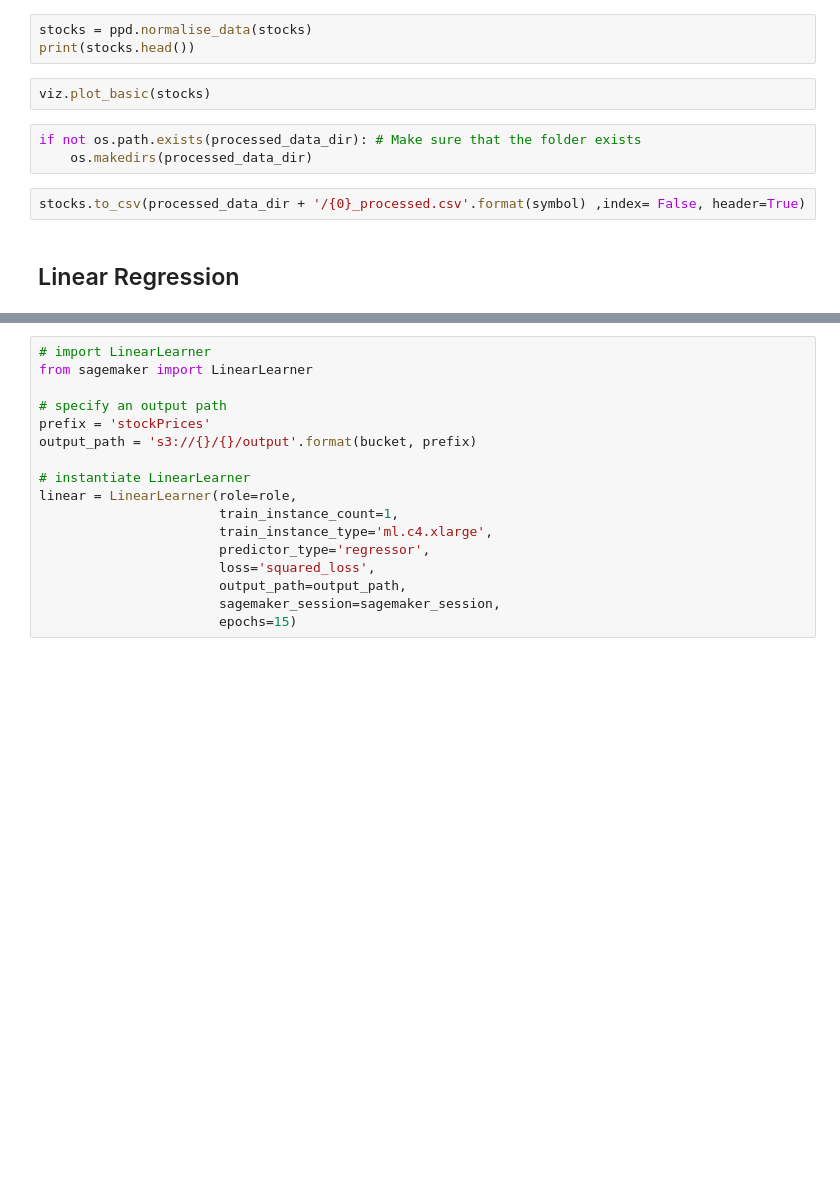
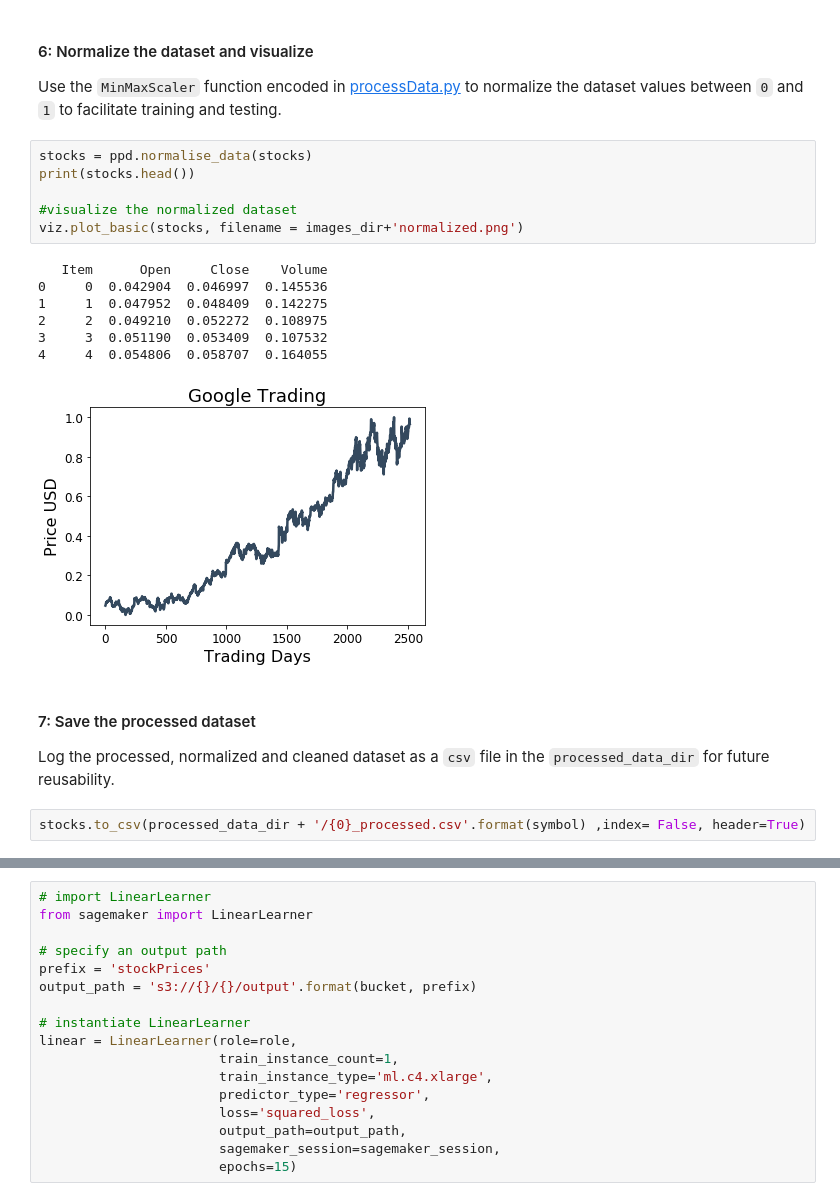
Before and after one commit to suyashtn/machine-learing-projects, a Jupyter notebook: Predict_Stock_Prices/Stock_Price_Prediction.ipynb, the cells around one changed output, grey strips where cells are left out. Drawn from its saved outputs; the diff is of its cells as text; blank space fills up the shorter version.

```diff
--- a/Predict_Stock_Prices/Stock_Price_Prediction.ipynb
+++ b/Predict_Stock_Prices/Stock_Price_Prediction.ipynb
@@ -99,12 +211,22 @@ viz.plot_basic(stocks)
+# %% [markdown]
+#### 6: Normalize the dataset and visualize
+Use the `MinMaxScaler` function encoded in [processData.py](./src/processData.py) to normalize the dataset values between `0` and `1` to facilitate training and testing.
 # %%
 stocks = ppd.normalise_data(stocks)
 print(stocks.head())
+
+#visualize the normalized dataset
+viz.plot_basic(stocks, filename = images_dir+'normalized.png')
+# %% [output]
+   Item      Open     Close    Volume
+0     0  0.042904  0.046997  0.145536
+1     1  0.047952  0.048409  0.142275
+2     2  0.049210  0.052272  0.108975
+3     3  0.051190  0.053409  0.107532
+4     4  0.054806  0.058707  0.164055
+[figure, added]
-# %%
-viz.plot_basic(stocks)
-# %%
-if not os.path.exists(processed_data_dir): # Make sure that the folder exists
-    os.makedirs(processed_data_dir)
+# %% [markdown]
+#### 7: Save the processed dataset
+Log the processed, normalized and cleaned dataset as a `csv` file in the `processed_data_dir` for future reusability.
 # %%
 stocks.to_csv(processed_data_dir + '/{0}_processed.csv'.format(symbol) ,index= False, header=True)
-# %% [markdown]
-## Linear Regression
```
Also changed, not shown: parts of 147 cells of this notebook, 23 other files.
